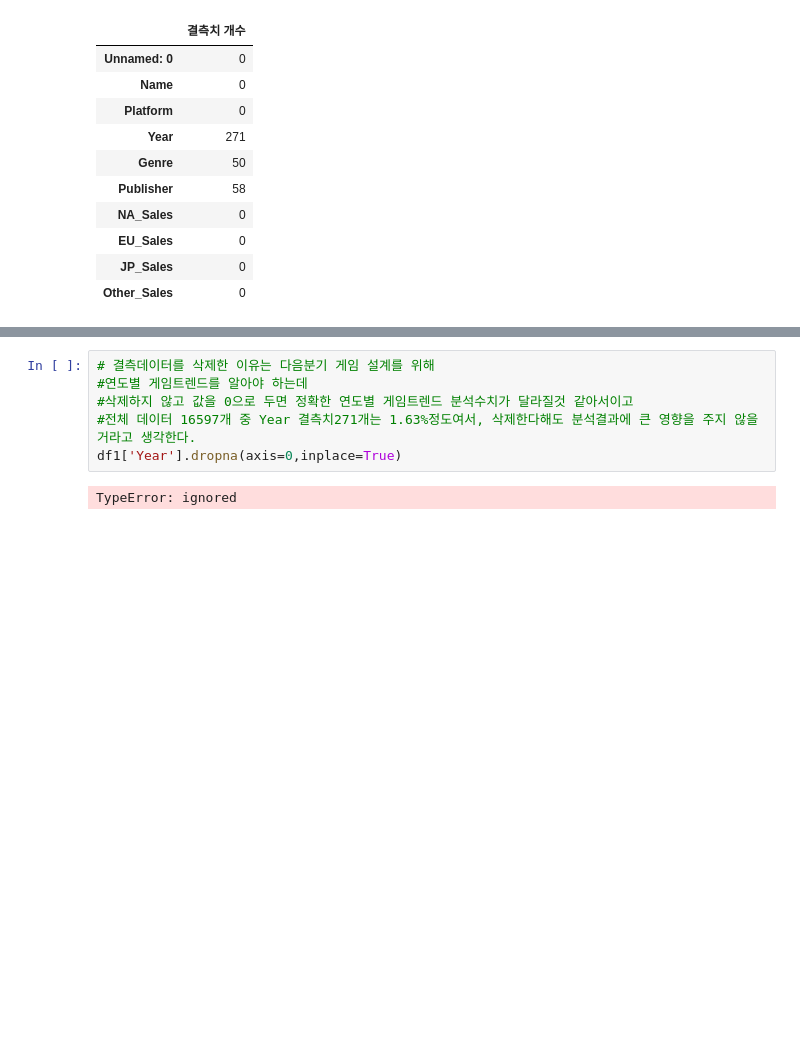
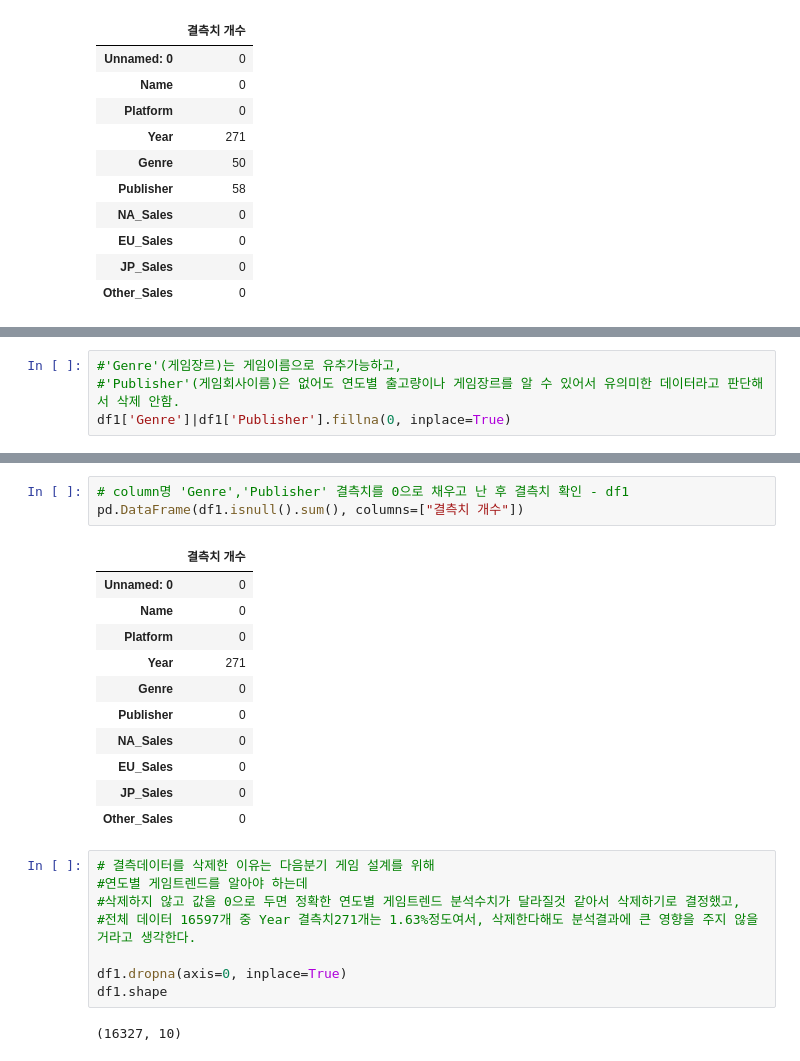
Before and after one commit to severancej/colorful_project, a Jupyter notebook: AI_14_장지은_Section1.ipynb, the cells around one changed output, grey strips where cells are left out. Cells and saved outputs as stored; diff of their text form; blank space fills up the shorter version.

```diff
--- a/AI_14_장지은_Section1.ipynb
+++ b/AI_14_장지은_Section1.ipynb
@@ -102,0 +135,4 @@ df1[df1['Year'].isnull() | df1['Genre'].isnull() | df1['Publisher'].isnull()]
+# %%
+#'Genre'(게임장르)는 게임이름으로 유추가능하고,
+#'Publisher'(게임회사이름)은 없어도 연도별 출고량이나 게임장르를 알 수 있어서 유의미한 데이터라고 판단해서 삭제 안함.
+df1['Genre']|df1['Publisher'].fillna(0, inplace=True)
@@ -103,11 +152,28 @@ df1[df1['Year'].isnull() | df1['Genre'].isnull() | df1['Publisher'].isnull()]
+# %%
+# column명 'Genre','Publisher' 결측치를 0으로 채우고 난 후 결측치 확인 - df1
+pd.DataFrame(df1.isnull().sum(), columns=["결측치 개수"])
+# %% [output]
+|  | 결측치 개수 |
+| Unnamed: 0 | 0 |
+| Name | 0 |
+| Platform | 0 |
+| Year | 271 |
+| Genre | 0 |
+| Publisher | 0 |
+| NA_Sales | 0 |
+| EU_Sales | 0 |
+| JP_Sales | 0 |
+| Other_Sales | 0 |
 # %%
 # 결측데이터를 삭제한 이유는 다음분기 게임 설계를 위해
 #연도별 게임트렌드를 알아야 하는데
-#삭제하지 않고 값을 0으로 두면 정확한 연도별 게임트렌드 분석수치가 달라질것 같아서이고
+#삭제하지 않고 값을 0으로 두면 정확한 연도별 게임트렌드 분석수치가 달라질것 같아서 삭제하기로 결정했고,
 #전체 데이터 16597개 중 Year 결측치271개는 1.63%정도여서, 삭제한다해도 분석결과에 큰 영향을 주지 않을거라고 생각한다.
-df1['Year'].dropna(axis=0,inplace=True)
+
+df1.dropna(axis=0, inplace=True)
+df1.shape
 # %% [output]
-TypeError: ignored
+(16327, 10)
 # %%
 # column_Year을 이해하기 쉽게 int로 변환
 #전체 데이터 보니깐 년도만 표시해서 float형태로 있을 필요가 없음
```
Also changed, not shown: parts of 13 cells of this notebook.
